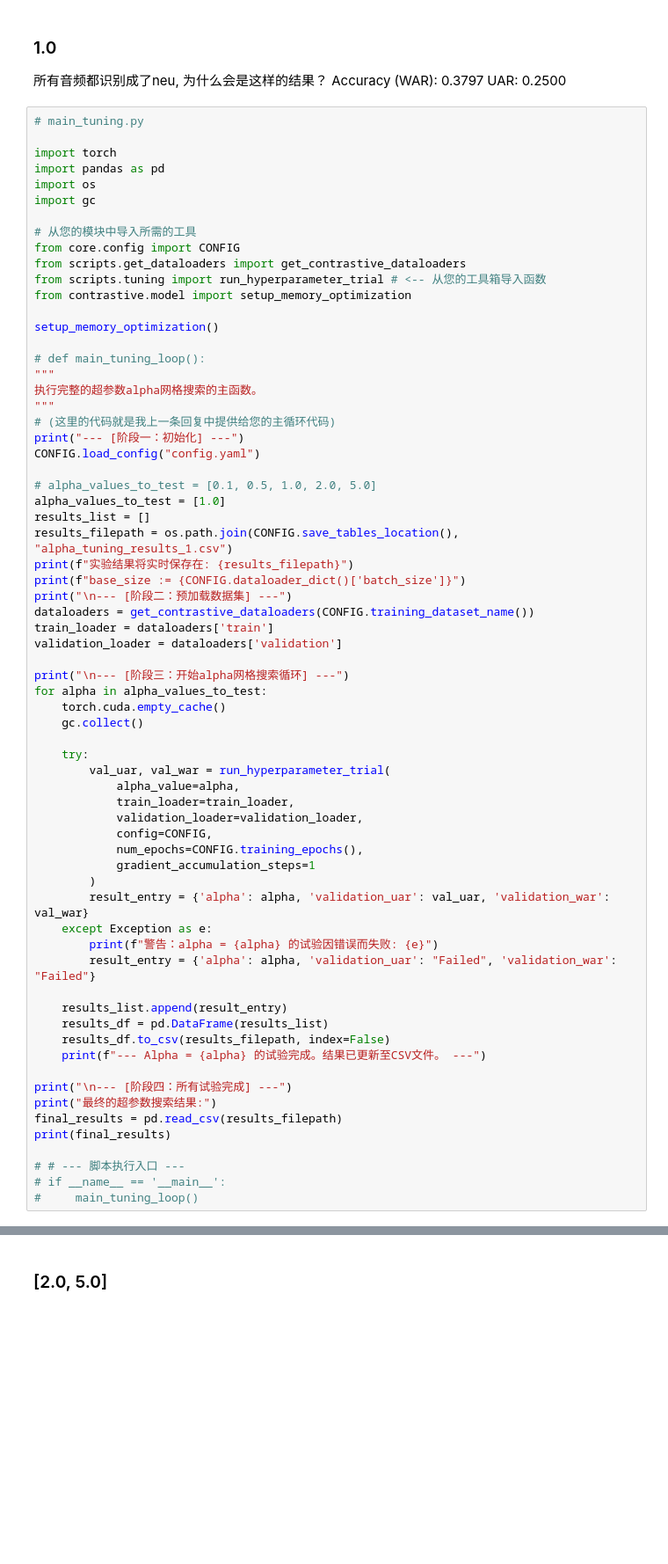
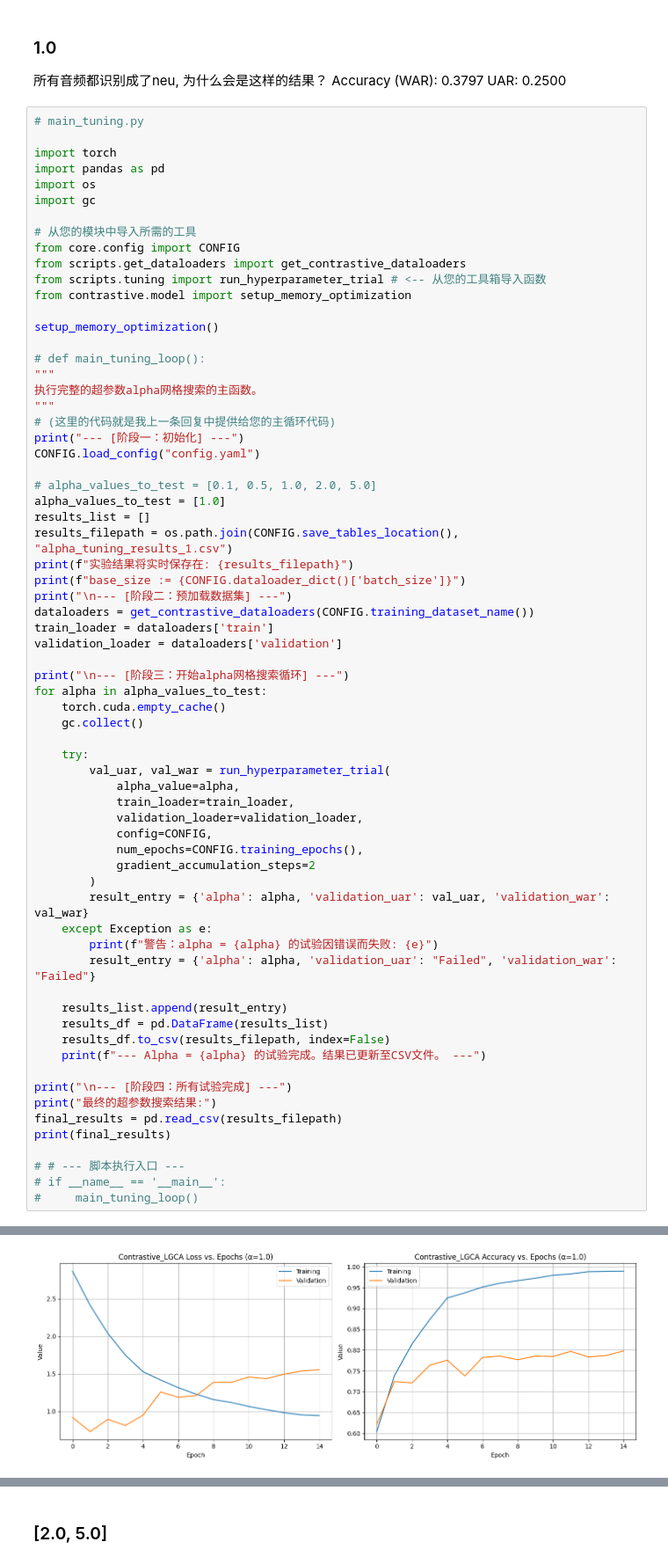
Before and after one commit to IrisHux/SER, a Jupyter notebook: LGCA_test.ipynb, the cells around one changed output, grey strips where cells are left out. Shown at 88% size. Cells and saved outputs as stored; diff of their text form; blank space fills up the shorter version.

```diff
--- a/LGCA_test.ipynb
+++ b/LGCA_test.ipynb
@@ -972,7 +1150,7 @@ for alpha in alpha_values_to_test:
             validation_loader=validation_loader,
             config=CONFIG,
             num_epochs=CONFIG.training_epochs(),
-            gradient_accumulation_steps=1
+            gradient_accumulation_steps=2
         )
         result_entry = {'alpha': alpha, 'validation_uar': val_uar, 'validation_war': val_war}
     except Exception as e:
@@ -1024,0 +1202 @@ base_size := 4
+[figure, added]
```
Also changed, not shown: parts of 6 cells of this notebook, 2 other files.
